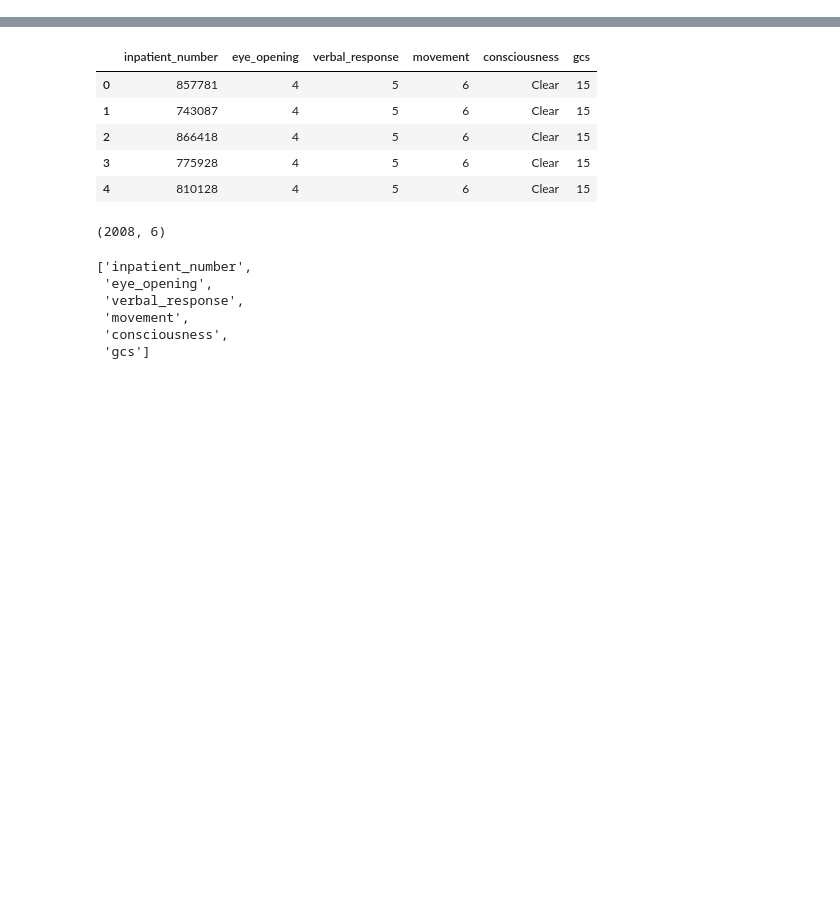
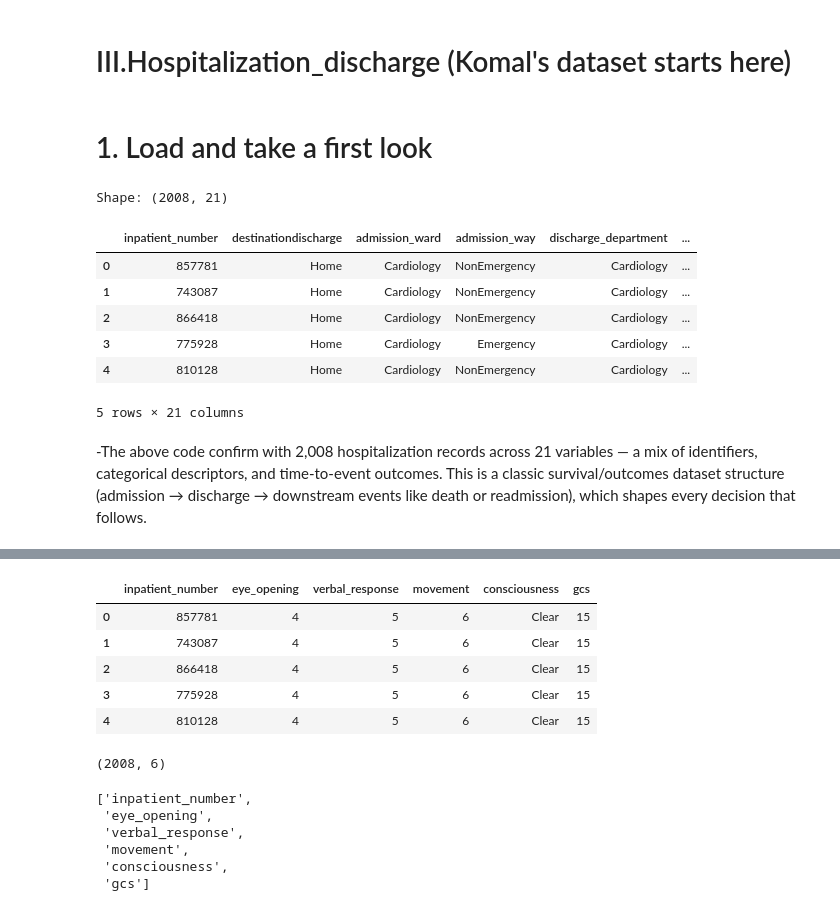
Before and after one commit to mishrasudha1984-png/Team4_The_Zen_OF_Five_PythonHackathon_Sep2026, a Jupyter notebook: Team4_The_Zen_OF_Five_01.datacleaning.ipynb, the cells around one changed output, grey strips where cells are left out. Saved outputs shown, nothing was run; the diff lists cells and outputs as text; code cells hidden in the pictures; blank space fills up the shorter version.

```diff
--- a/Team4_The_Zen_OF_Five_01.datacleaning.ipynb
+++ b/Team4_The_Zen_OF_Five_01.datacleaning.ipynb
@@ -5,3 +5,22 @@ import matplotlib.pyplot as plt
 import seaborn as sns
 # %%
 df = pd.read_csv("cardiac_failure/responsivenes.csv")
+# %% [markdown]
+# III.Hospitalization_discharge (Komal's dataset starts here)
+# %% [markdown]
+# 1. Load and take a first look
+# %%
+df3 = pd.read_csv("cardiac_failure/hospitalization_discharge.csv")
+print("Shape:", df3.shape)
+df3.head()
+# %% [output]
+Shape: (2008, 21)
+|  | inpatient_number | destinationdischarge | admission_ward | admission_way | discharge_department | ... |
+| 0 | 857781 | Home | Cardiology | NonEmergency | Cardiology | ... |
+| 1 | 743087 | Home | Cardiology | NonEmergency | Cardiology | ... |
+| 2 | 866418 | Home | Cardiology | NonEmergency | Cardiology | ... |
+| 3 | 775928 | Home | Cardiology | Emergency | Cardiology | ... |
+| 4 | 810128 | Home | Cardiology | NonEmergency | Cardiology | ... |
+5 rows × 21 columns
+# %% [markdown]
+-The above code confirm with 2,008 hospitalization records across 21 variables — a mix of identifiers, categorical descriptors, and time-to-event outcomes. This is a classic survival/outcomes dataset structure (admission → discharge → downstream events like death or readmission), which shapes every decision that follows.
```
Also changed, not shown: parts of 28 cells of this notebook.
